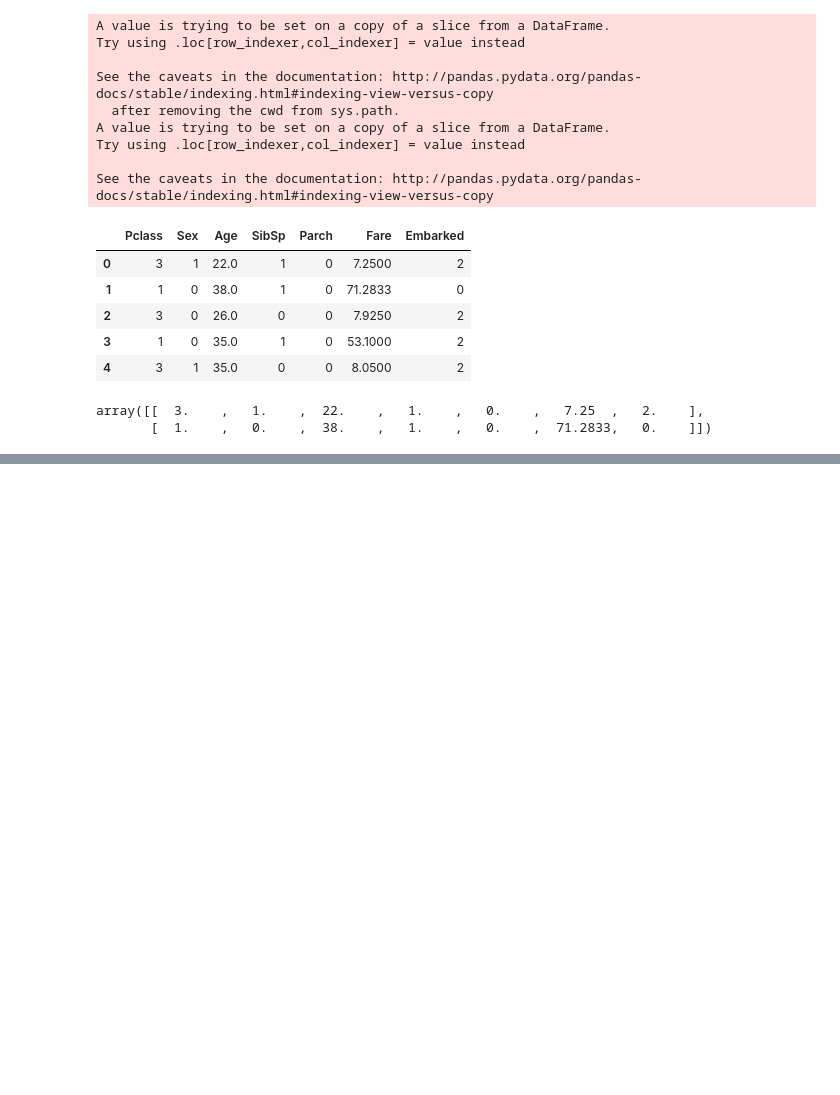
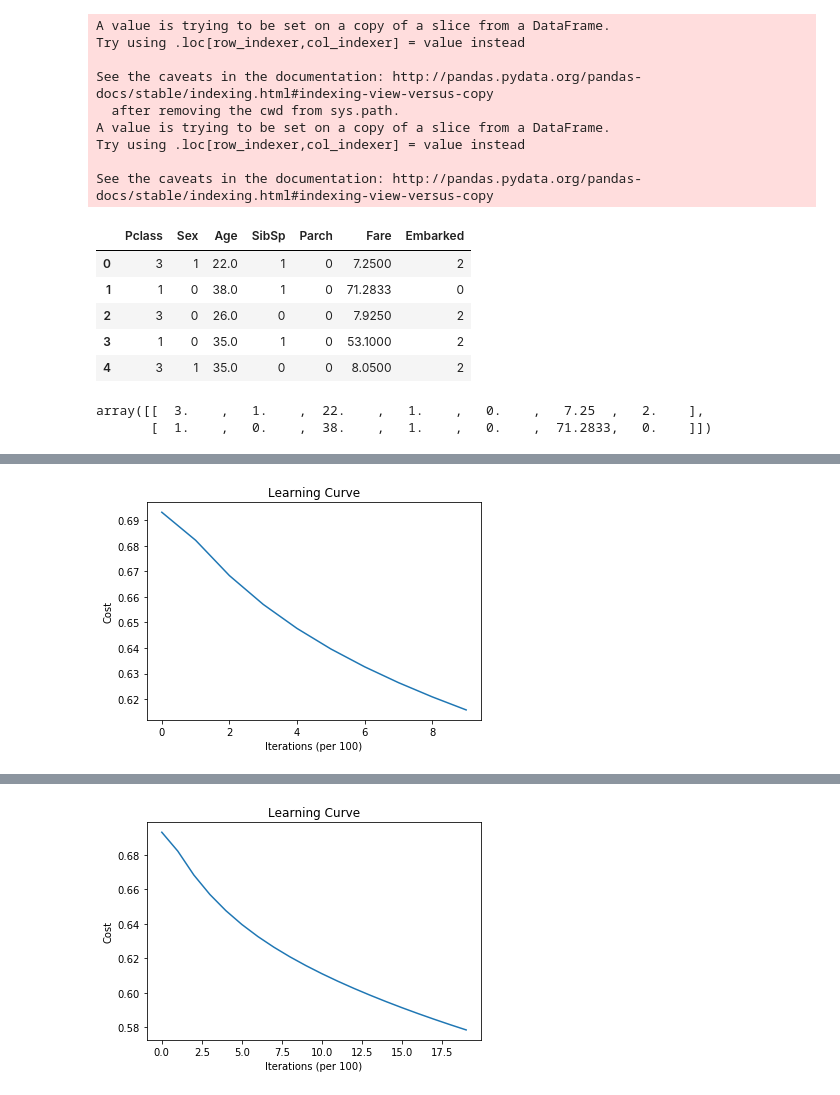
Before and after one commit to PrashantShivajiBhapkar/LogisticRegressionWithNeuralNetwork, a Jupyter notebook: Logistic Regression with Neural Network.ipynb, the cells around one changed output, grey strips where cells are left out. Saved outputs shown, nothing was run; the diff lists cells and outputs as text; code cells hidden in the pictures; blank space fills up the shorter version.

Commit message:
Completed the neural network and assessed the model accuracy w.r.t. number of iterations

```diff
--- a/Logistic Regression with Neural Network.ipynb
+++ b/Logistic Regression with Neural Network.ipynb
@@ -131,0 +260,19 @@ array([[  0.   ,   1.   ,   0.   ,   0.   ,   0.   ,   0.   ,   0.   ,
+# %%
+def predict(w, b, X):
+    m = X.shape[1]
+    Y_prediction = np.zeros((1,m))
+    w = w.reshape(X.shape[0], 1)
+
+    A = sigmoid(np.dot(w.T, X)+b)
+
+    for i in range(A.shape[1]):
+        if A[0, i] > 0.5:
+            Y_prediction[0,i] = 1
+        else:
+            Y_prediction[0,i] = 0
+    return Y_prediction
+# %%
+w = np.array([[0.1124579],[0.23106775]])
+b = -0.3
+X = np.array([[1.,-1.1,-3.2],[1.2,2.,0.1]])
+print ("predictions = " + str(predict(w, b, X)))
@@ -131,0 +342,59 @@ array([[  0.   ,   1.   ,   0.   ,   0.   ,   0.   ,   0.   ,   0.   ,
+# %%
+# Plotting the learning Curve:
+print('-------------------------Learning curve for 1000 iterations-------------------------')
+d = model(X_train, Y_train, X_train, Y_train, num_iterations = 1000, learning_rate = 0.005, print_cost = 0)
+costs = np.squeeze(d['costs'])
+plt.plot(costs)
+plt.title('Learning Curve')
+plt.xlabel('Iterations (per 100)')
+plt.ylabel('Cost')
+plt.show()
+print('-------------------------Learning curve for 2000 iterations-------------------------')
+d = model(X_train, Y_train, X_train, Y_train, num_iterations = 2000, learning_rate = 0.005, print_cost = 0)
+costs = np.squeeze(d['costs'])
+plt.plot(costs)
+plt.title('Learning Curve')
+plt.xlabel('Iterations (per 100)')
+plt.ylabel('Cost')
+plt.show()
+print('-------------------------Learning curve for 5000 iterations-------------------------')
+d = model(X_train, Y_train, X_train, Y_train, num_iterations = 5000, learning_rate = 0.005, print_cost = 0)
+costs = np.squeeze(d['costs'])
+plt.plot(costs)
+plt.title('Learning Curve')
+plt.xlabel('Iterations (per 100)')
+plt.ylabel('Cost')
+plt.show()
+print('-------------------------Learning curve for 10000 iterations-------------------------')
+d = model(X_train, Y_train, X_train, Y_train, num_iterations = 10000, learning_rate = 0.005, print_cost = 0)
+costs = np.squeeze(d['costs'])
+plt.plot(costs)
+plt.title('Learning Curve')
+plt.xlabel('Iterations (per 100)')
+plt.ylabel('Cost')
+plt.show()
+print('-------------------------Learning curve for 50000 iterations-------------------------')
+d = model(X_train, Y_train, X_train, Y_train, num_iterations = 50000, learning_rate = 0.005, print_cost = 0)
+costs = np.squeeze(d['costs'])
+plt.plot(costs)
+plt.title('Learning Curve')
+plt.xlabel('Iterations (per 100)')
+plt.ylabel('Cost')
+plt.show()
+print('-------------------------Learning curve for 100000 iterations-------------------------')
+d = model(X_train, Y_train, X_train, Y_train, num_iterations = 100000, learning_rate = 0.005, print_cost = 0)
+costs = np.squeeze(d['costs'])
+plt.plot(costs)
+plt.title('Learning Curve')
+plt.xlabel('Iterations (per 100)')
+plt.ylabel('Cost')
+plt.show()
+print('-------------------------Learning curve for 150000 iterations-------------------------')
+d = model(X_train, Y_train, X_train, Y_train, num_iterations = 150000, learning_rate = 0.005, print_cost = 0)
+costs = np.squeeze(d['costs'])
+plt.plot(costs)
+plt.title('Learning Curve')
+plt.xlabel('Iterations (per 100)')
+plt.ylabel('Cost')
+plt.show()
+# %% [output]
@@ -131,0 +404 @@ array([[  0.   ,   1.   ,   0.   ,   0.   ,   0.   ,   0.   ,   0.   ,
+[figure, added]
@@ -131,0 +408 @@ array([[  0.   ,   1.   ,   0.   ,   0.   ,   0.   ,   0.   ,   0.   ,
+[figure, added]
```
Also changed, not shown: parts of 28 cells of this notebook.
